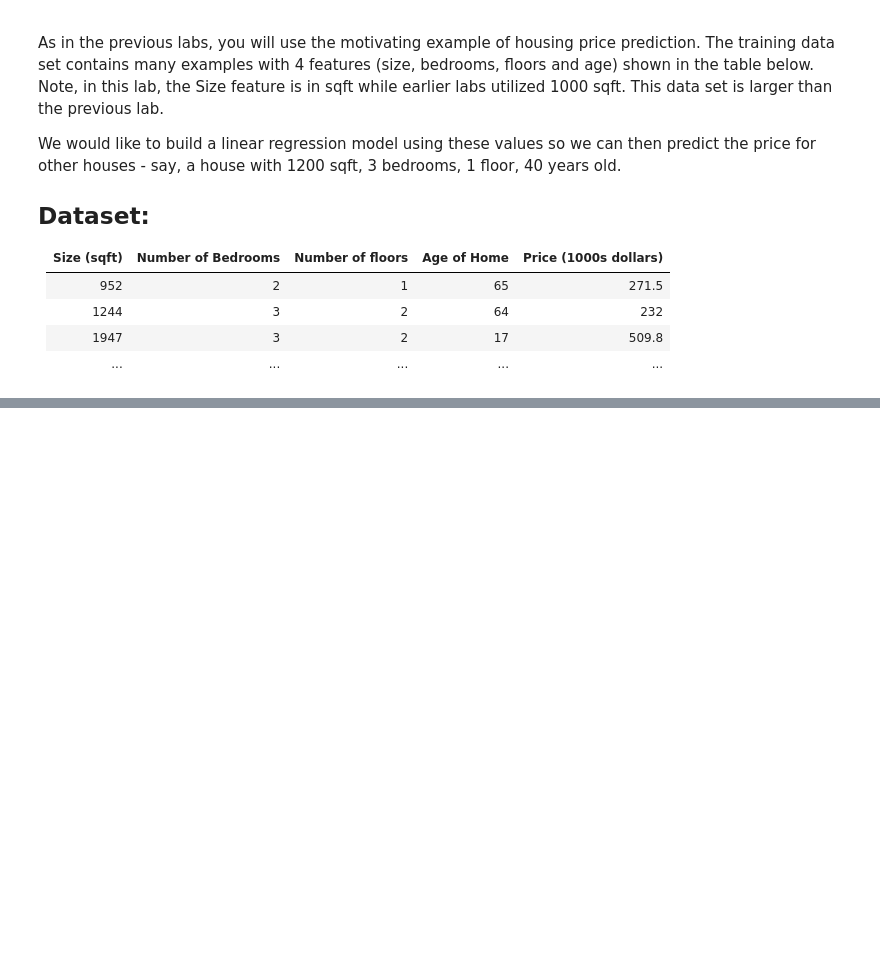
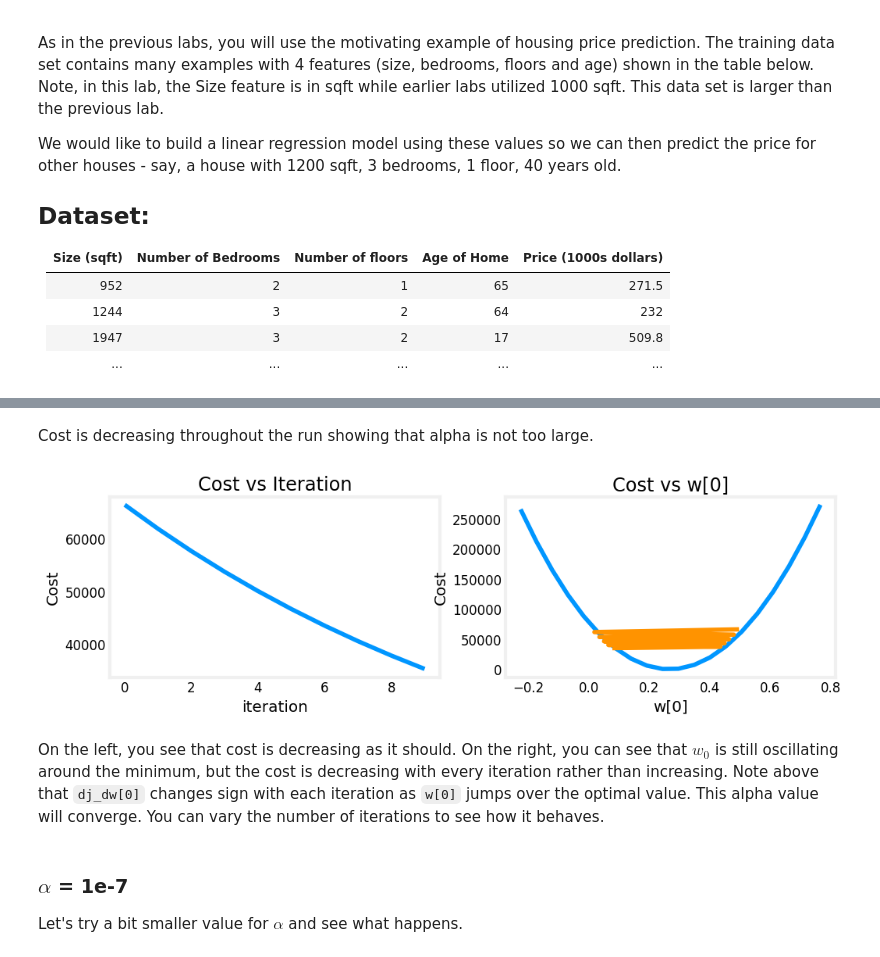
Before and after one commit to SimplifyingElectronics/Supervised-Machine-Learning, a Jupyter notebook: 3_C1_W2_Lab03_Feature_Scaling_and_Learning_Rate_Soln_GD.ipynb, the cells around one changed output, grey strips where cells are left out. Drawn from its saved outputs; the diff is of its cells as text; code cells hidden in the pictures; blank space fills up the shorter version.

```diff
--- a/3_C1_W2_Lab03_Feature_Scaling_and_Learning_Rate_Soln_GD.ipynb
+++ b/3_C1_W2_Lab03_Feature_Scaling_and_Learning_Rate_Soln_GD.ipynb
@@ -60,0 +139,3 @@ We would like to build a linear regression model using these values so we can th
+# %%
+#set alpha to 9e-7
+_,_,hist = run_gradient_descent(X_train, y_train, 10, alpha = 9e-7)
@@ -60,0 +156,12 @@ We would like to build a linear regression model using these values so we can th
+# %% [markdown]
+Cost is decreasing throughout the run showing that alpha is not too large.
+# %%
+plot_cost_i_w(X_train, y_train, hist)
+# %% [output]
+[figure, added]
+# %% [markdown]
+On the left, you see that cost is decreasing as it should. On the right, you can see that $w_0$ is still oscillating around the minimum, but the cost is decreasing with every iteration rather than increasing. Note above that `dj_dw[0]` changes sign with each iteration as `w[0]` jumps over the optimal value.
+This alpha value will converge. You can vary the number of iterations to see how it behaves.
+# %% [markdown]
+### $\alpha$ = 1e-7
+Let's try a bit smaller value for $\alpha$ and see what happens.
```
Also changed, not shown: parts of 20 cells of this notebook.
